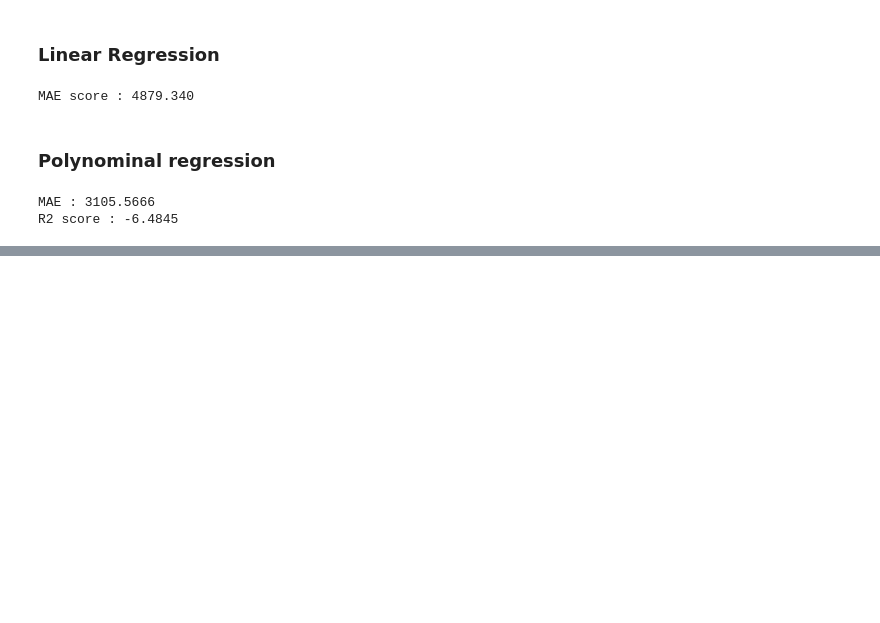
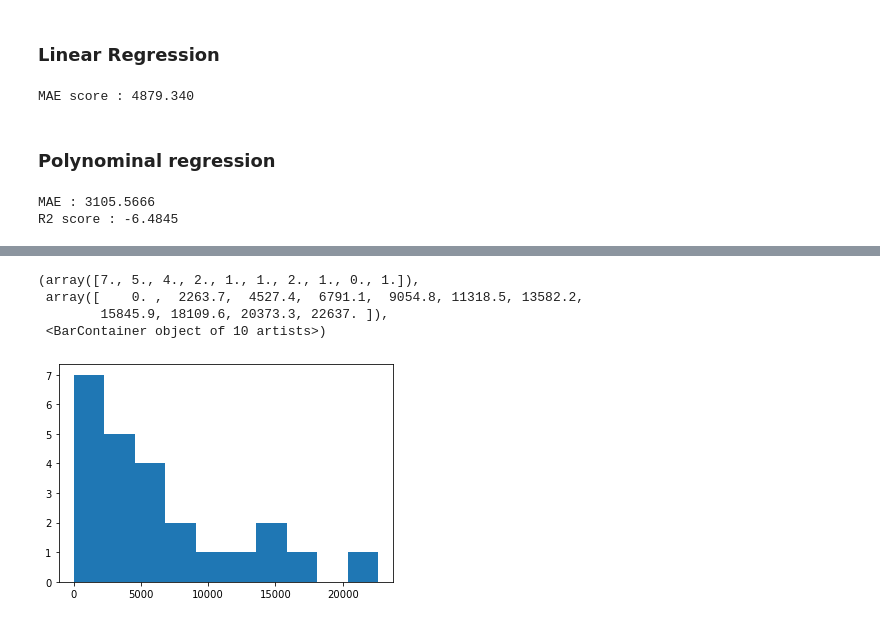
Before and after one commit to young-hun-jo/DataAnalysis, a Jupyter notebook: india-e-commerce/analysis_myself.ipynb, the cells around one changed output, grey strips where cells are left out. Cells and saved outputs as stored; diff of their text form; code cells hidden in the pictures; blank space fills up the shorter version.

```diff
--- a/india-e-commerce/analysis_myself.ipynb
+++ b/india-e-commerce/analysis_myself.ipynb
@@ -950,0 +954,9 @@ R2 score : -6.4845
+# %%
+# y값(타겟변수) 분포확인
+plt.hist(elec['y_Amount'], bins=10)
+# %% [output]
+(array([7., 5., 4., 2., 1., 1., 2., 1., 0., 1.]),
+ array([    0. ,  2263.7,  4527.4,  6791.1,  9054.8, 11318.5, 13582.2,
+        15845.9, 18109.6, 20373.3, 22637. ]),
+ <BarContainer object of 10 artists>)
+[figure, added]
```
Also changed, not shown: parts of 10 cells of this notebook.
